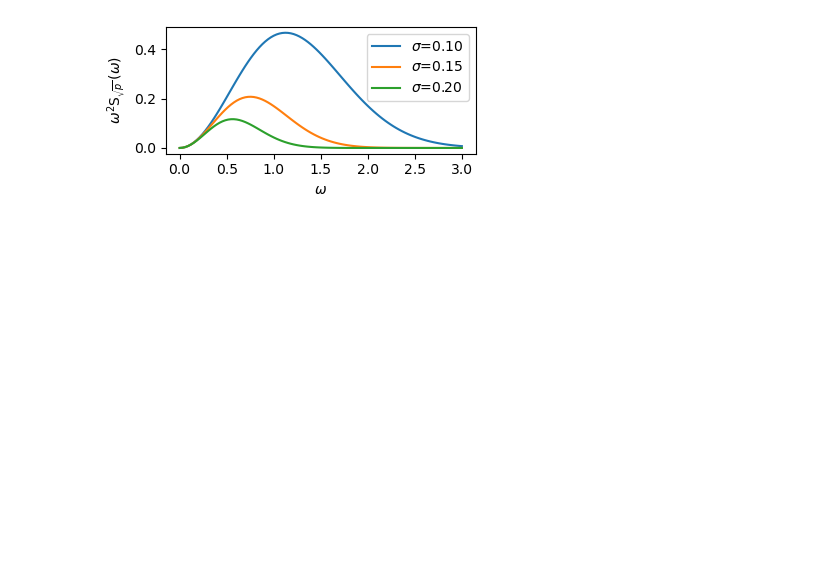
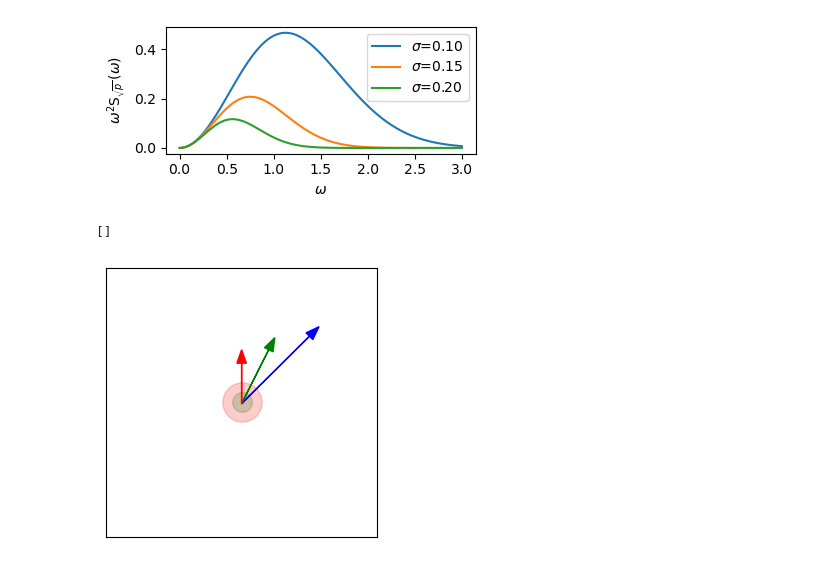
Before and after one commit to Amir-Mehrpanah/On-Spectral-Properties-of-Gradient-based-Explanation-Methods-ECCV24, a Jupyter notebook: source/misc_visualizations.ipynb, the cells around one changed output. Saved outputs shown, nothing was run; the diff lists cells and outputs as text; code cells hidden in the pictures; blank space fills up the shorter version.

```diff
--- a/source/misc_visualizations.ipynb
+++ b/source/misc_visualizations.ipynb
@@ -46,3 +46,76 @@ plt.tight_layout()
 plt.savefig('outputs/figures/bands.pdf')
 # %% [output]
 [figure]
+# %%
+# from https://stackoverflow.com/questions/22348229/matplotlib-legend-for-an-arrow
+
+from matplotlib.legend_handler import HandlerPatch
+import matplotlib.patches as mpatches
+
+
+def make_legend_arrow(legend, orig_handle, xdescent, ydescent, width, height, fontsize):
+    p = mpatches.FancyArrow(
+        0, 0.5 * height, width, 0, length_includes_head=True, head_width=0.75 * height
+    )
+    return p
+
+
+u = 3.5
+fig, ax = plt.subplots(1, 1, figsize=(u, u))
+ax.scatter(0, 0, c="r", s=800, alpha=0.2)
+ax.scatter(0, 0, c="g", s=200, alpha=0.2)
+s1 = ax.scatter(0, 0, c="b", s=1)
+s3 = ax.scatter(5, 5, c="r", s=100, alpha=0.2)
+s2 = ax.scatter(5, 5, c="g", s=50, alpha=0.2)
+
+a1 = ax.arrow(
+    0,
+    0 - 0.01,
+    0.5,
+    0.5,
+    head_width=0.07,
+    head_length=0.1,
+    fc="b",
+    ec="b",
+)
+a2 = ax.arrow(
+    0,
+    0 - 0.01,
+    0.2,
+    0.4,
+    head_width=0.07,
+    head_length=0.1,
+    fc="g",
+    ec="g",
+)
+a3 = ax.arrow(
+    0,
+    0 - 0.01,
+    0,
+    0.3,
+    head_width=0.07,
+    head_length=0.1,
+    fc="r",
+    ec="r",
+)
+# ax.legend(
+#     [a1, a2, a3, s1, s2, s3],
+#     [
+#         r"$\nabla$ at $\sigma = 0.0$",
+#         r"$\nabla$ at $\sigma = 0.3$",
+#         r"$\nabla$ at $\sigma = 0.6$",
+#         r"$\sigma = 0.0$",
+#         r"$\sigma = 0.3$",
+#         r"$\sigma = 0.6$",
+#     ],
+#     handler_map={
+#         mpatches.FancyArrow: HandlerPatch(patch_func=make_legend_arrow),
+#     },
+# )
+ax.set_xlim(-1, 1)
+ax.set_ylim(-1, 1)
+ax.set_xticks([])
+ax.set_yticks([])
+# %% [output]
+[]
+[figure, added]
```
Also changed, not shown: parts of 8 cells of this notebook, 3 other files.
